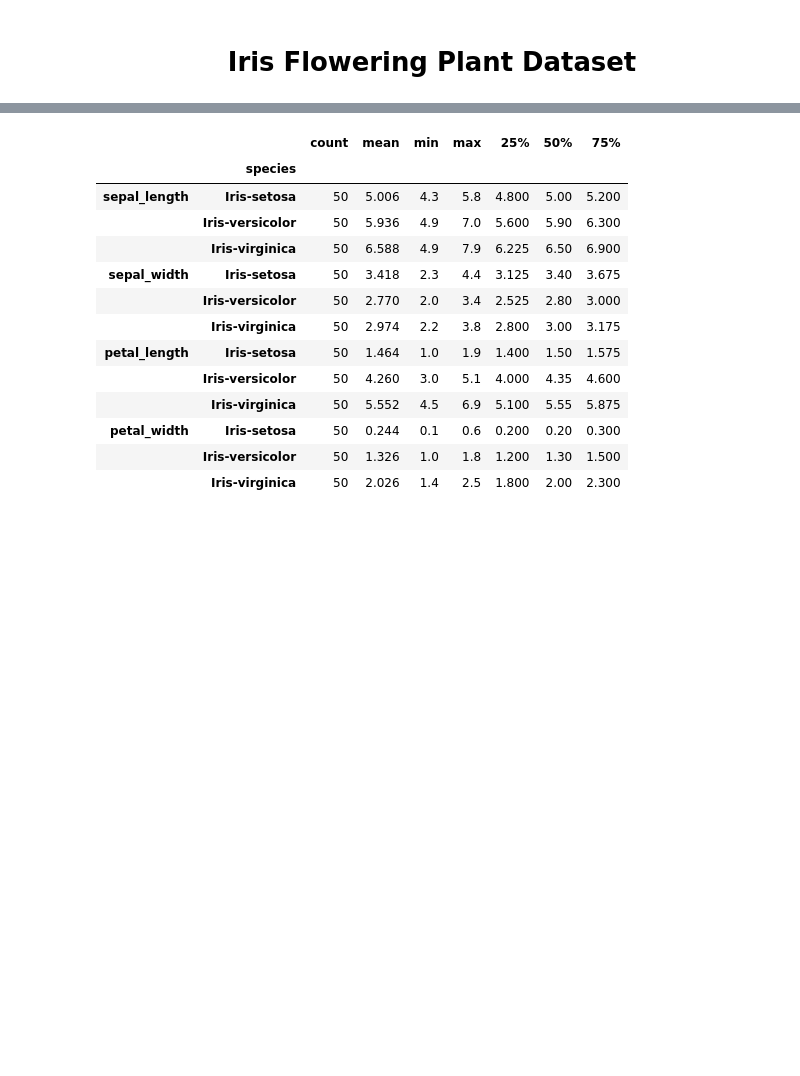
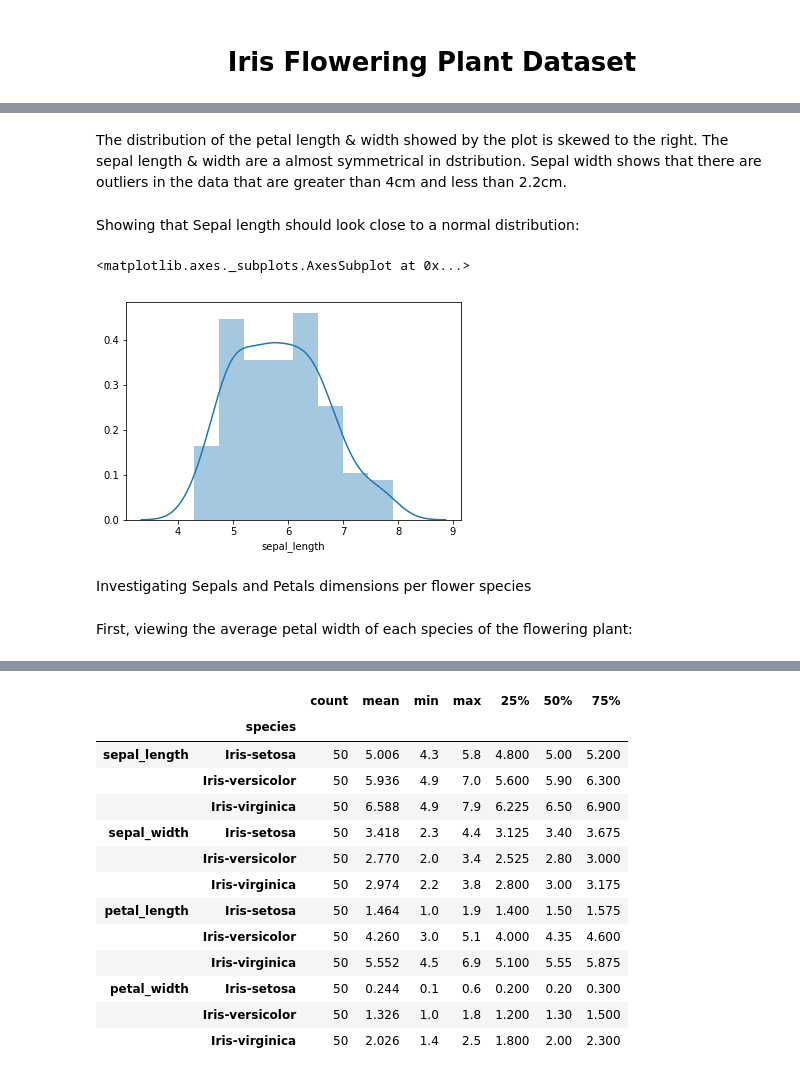
Before and after one commit to 3Thiago/Data-Science-Analtyics, a Jupyter notebook: IrisDataAnaysis.ipynb, the cells around one changed output, grey strips where cells are left out. Drawn from its saved outputs; the diff is of its cells as text; code cells hidden in the pictures; blank space fills up the shorter version.

```diff
--- a/IrisDataAnaysis.ipynb
+++ b/IrisDataAnaysis.ipynb
@@ -115,0 +94,14 @@ with sb.axes_style('whitegrid'):
+# %% [markdown]
+The distribution of the petal length & width showed by the plot is skewed to the right. The sepal length & width are a almost symmetrical in dstribution. Sepal width shows that there are outliers in the data that are greater than 4cm and less than 2.2cm.
+# %% [markdown]
+Showing that Sepal length should look close to a normal distribution:
+# %%
+# Showing the plot distribtion of sepal length
+sb.distplot(iris["sepal_length"])
+# %% [output]
+<matplotlib.axes._subplots.AxesSubplot at 0x...>
+[figure, added]
+# %% [markdown]
+Investigating Sepals and Petals dimensions per flower species
+# %% [markdown]
+First, viewing the average petal width of each species of the flowering plant:
```
Also changed, not shown: parts of 50 cells of this notebook, 1 other file.
